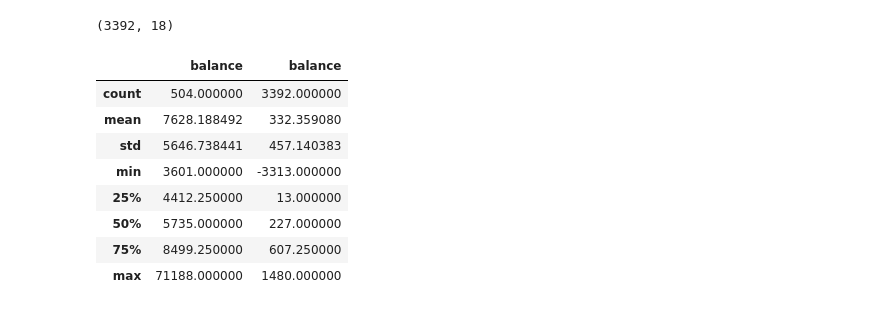
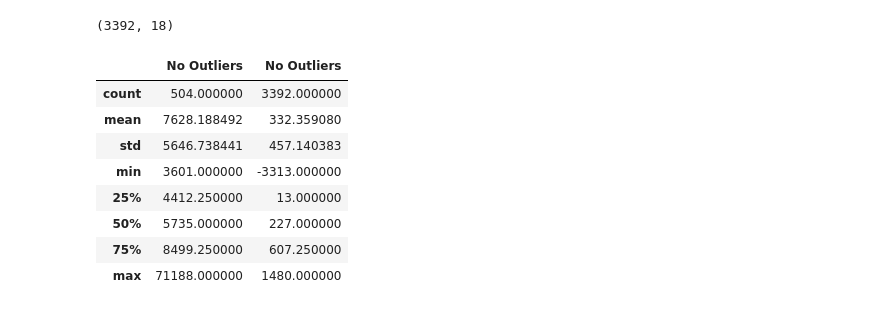
Before and after one commit to viktoruebelhart/uci_bank, a Jupyter notebook: UCI_BANK.ipynb, the cells around one changed output. Saved outputs shown, nothing was run; the diff lists cells and outputs as text; code cells hidden in the pictures.

```diff
--- a/UCI_BANK.ipynb
+++ b/UCI_BANK.ipynb
@@ -400,10 +402,16 @@ df_75.shape
 # %% [output]
 (3392, 18)
 # %%
+#concat df
 df_combined_description = pd.concat([df_outliers_up['balance'].describe(), df_75['balance'].describe()], axis=1)
+
+#rename
+df_combined_description = df_combined_description.rename(columns={df_combined_description.columns[0]: 'Outliers'})
+df_combined_description = df_combined_description.rename(columns={df_combined_description.columns[1]: 'No Outliers'})
+
 df_combined_description
 # %% [output]
-|  | balance | balance |
+|  | No Outliers | No Outliers |
 | count | 504.000000 | 3392.000000 |
 | mean | 7628.188492 | 332.359080 |
 | std | 5646.738441 | 457.140383 |
```
Also changed, not shown: parts of 2 cells of this notebook.
